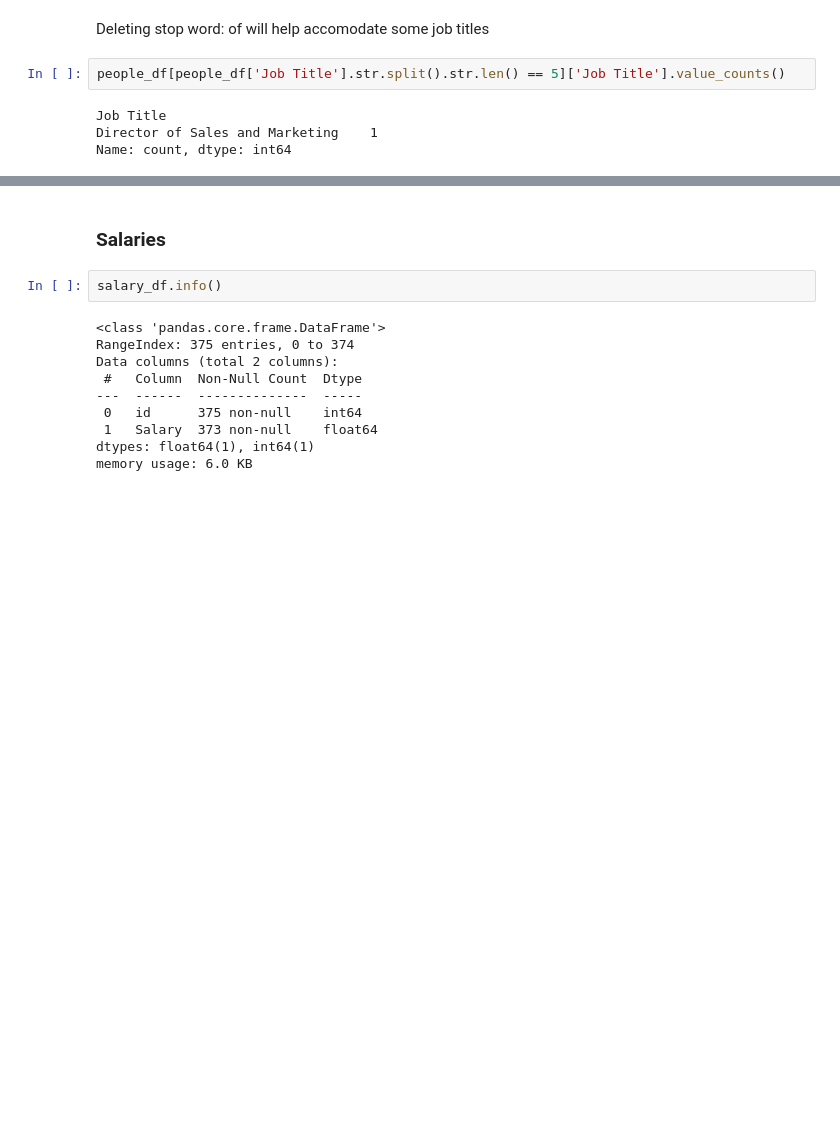
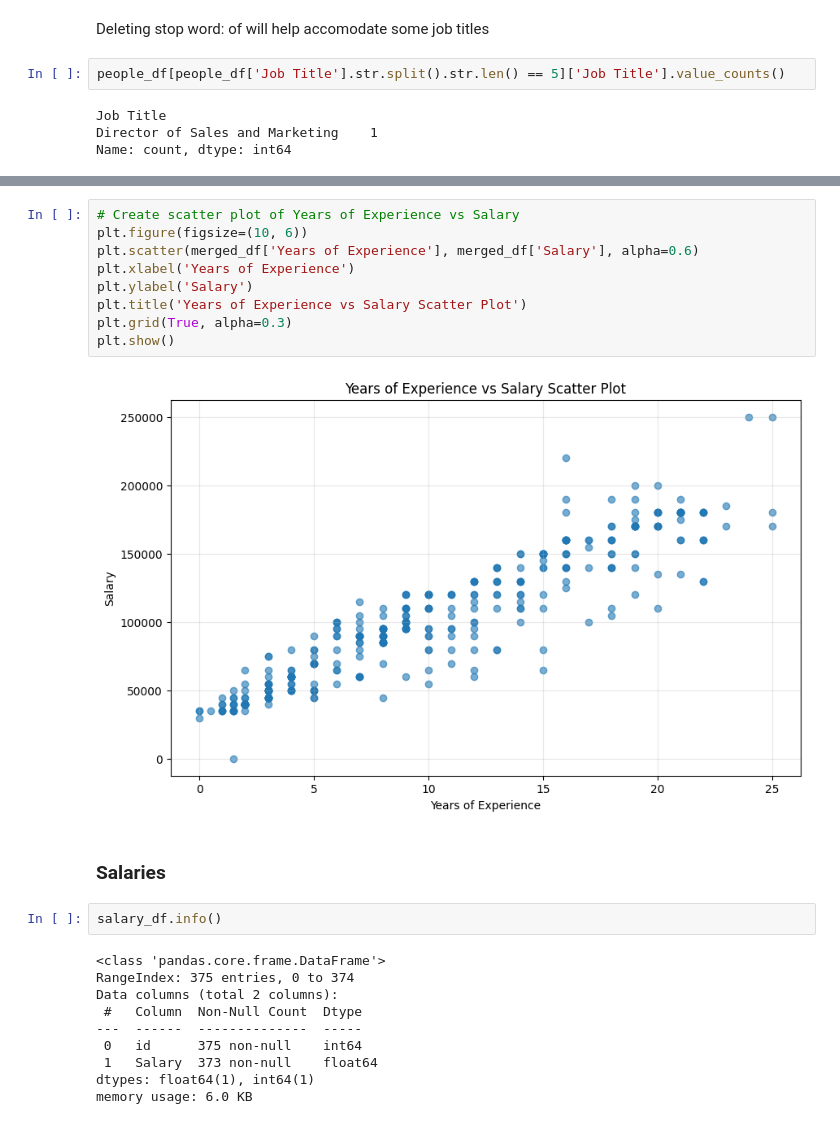
Before and after one commit to FrankAst/pwc_challenge, a Jupyter notebook: notebooks/explore.ipynb, the cells around one changed output, grey strips where cells are left out. Drawn from its saved outputs; the diff is of its cells as text; blank space fills up the shorter version.

```diff
--- a/notebooks/explore.ipynb
+++ b/notebooks/explore.ipynb
@@ -193,3 +212,14 @@ Name: count, dtype: int64
+# %%
+# Create scatter plot of Years of Experience vs Salary
+plt.figure(figsize=(10, 6))
+plt.scatter(merged_df['Years of Experience'], merged_df['Salary'], alpha=0.6)
+plt.xlabel('Years of Experience')
+plt.ylabel('Salary')
+plt.title('Years of Experience vs Salary Scatter Plot')
+plt.grid(True, alpha=0.3)
+plt.show()
+# %% [output]
+[figure, added]
 # %% [markdown]
 ### Salaries
 # %%
```
Also changed, not shown: parts of 6 cells of this notebook, 5 other files.
